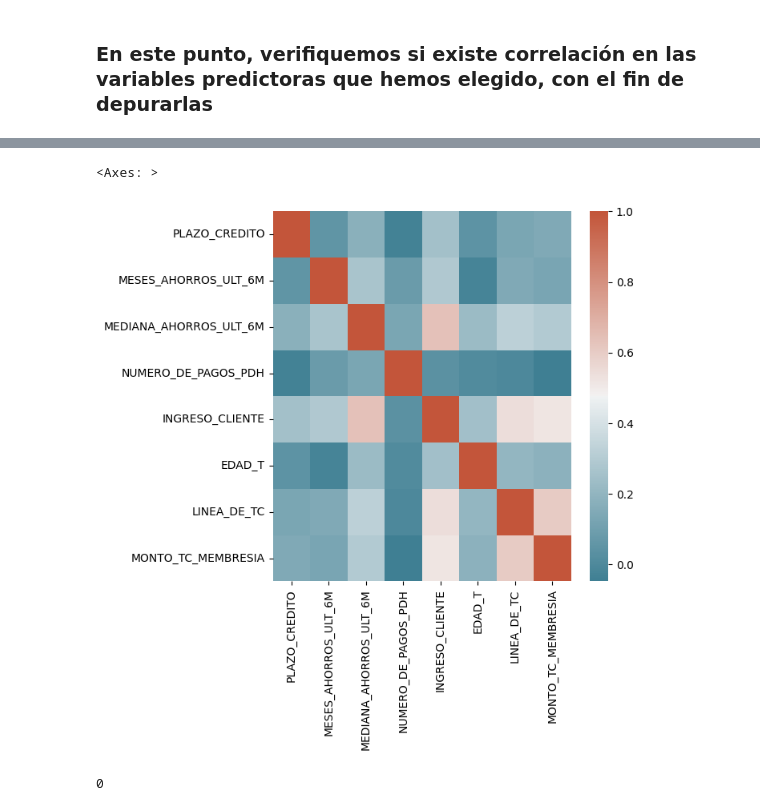
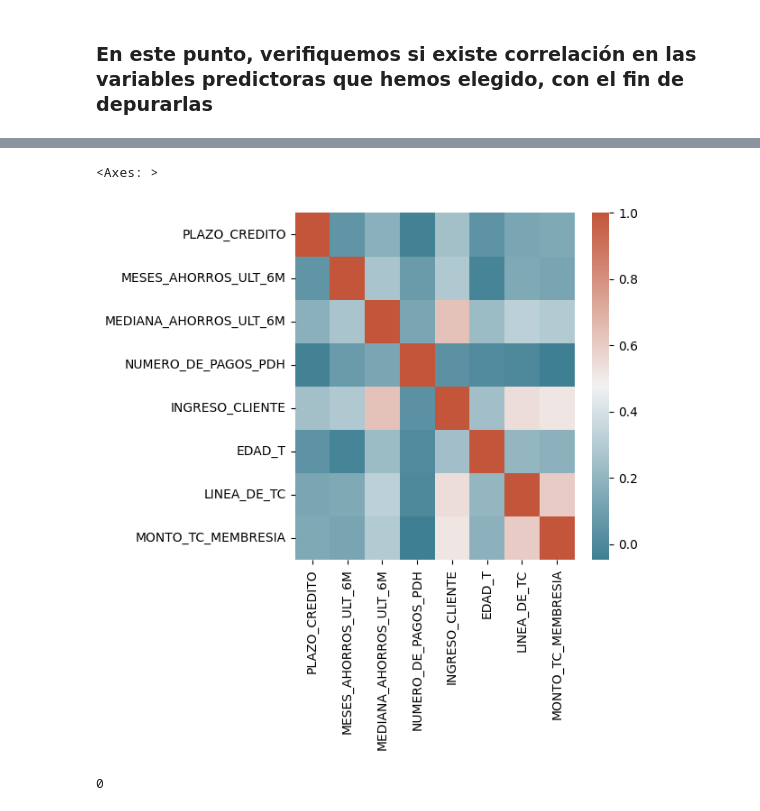
Before and after one commit to jpantojaj/CreditScoring, a Jupyter notebook: Sesión_6_17_Desarrollo_Modelo.ipynb, the cells around one changed output, grey strips where cells are left out. Saved outputs shown, nothing was run; the diff lists cells and outputs as text; code cells hidden in the pictures.

```diff
--- a/Sesión_6_17_Desarrollo_Modelo.ipynb
+++ b/Sesión_6_17_Desarrollo_Modelo.ipynb
@@ -1886,12 +1886,12 @@ X_train_t2[num_cols_2].head()
 # %%
 corrmat2 = X_train_t2[num_cols_2].corr(method='pearson')
 cmap = sns.diverging_palette(220, 20, as_cmap=True)
 fig, ax = plt.subplots()
-fig.set_size_inches(6,6)
+fig.set_size_inches(5,5)
 sns.heatmap(corrmat2, cmap=cmap)
 # %% [output]
 <Axes: >
-[figure, old version]
+[figure, new version]
 # %%
 # Creemos una función para identificar de manera masiva a las variables correlacionadas, en caso de tener un mayor volumen de variables
 def correlation(dataset, threshold):
```
Also changed, not shown: parts of 30 cells of this notebook.
